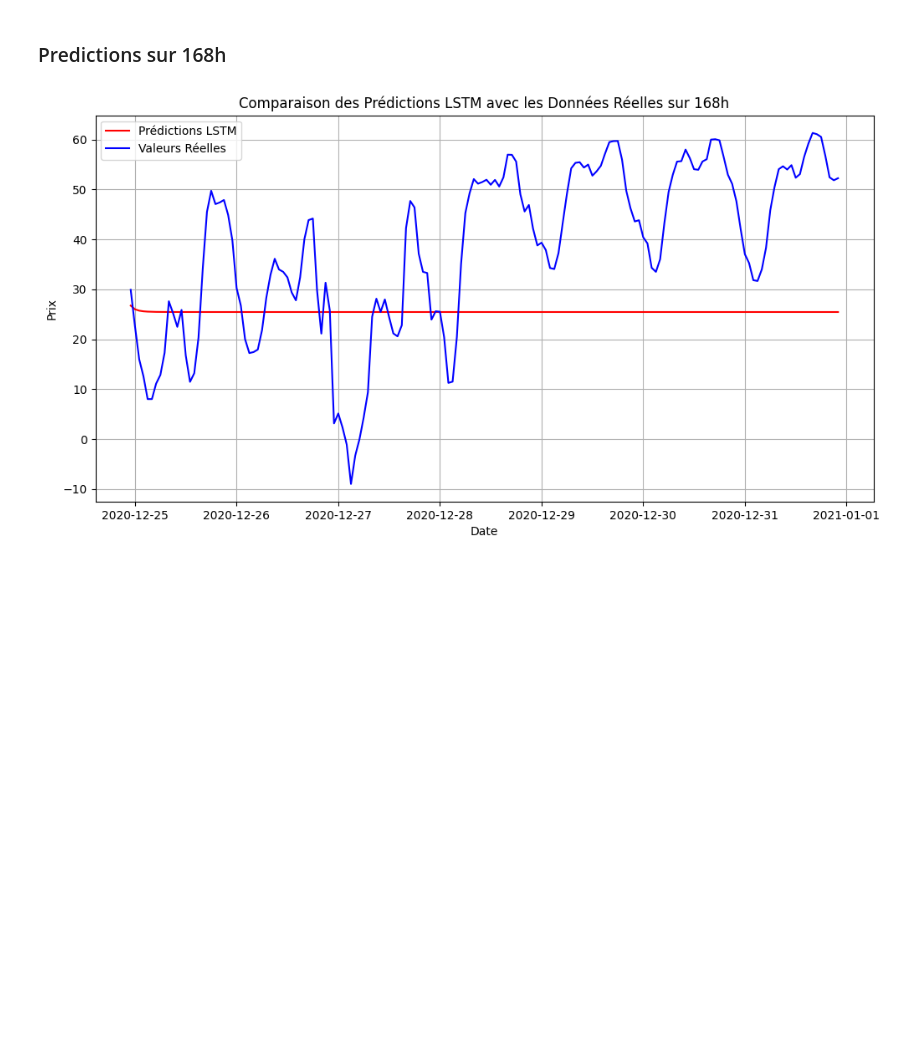
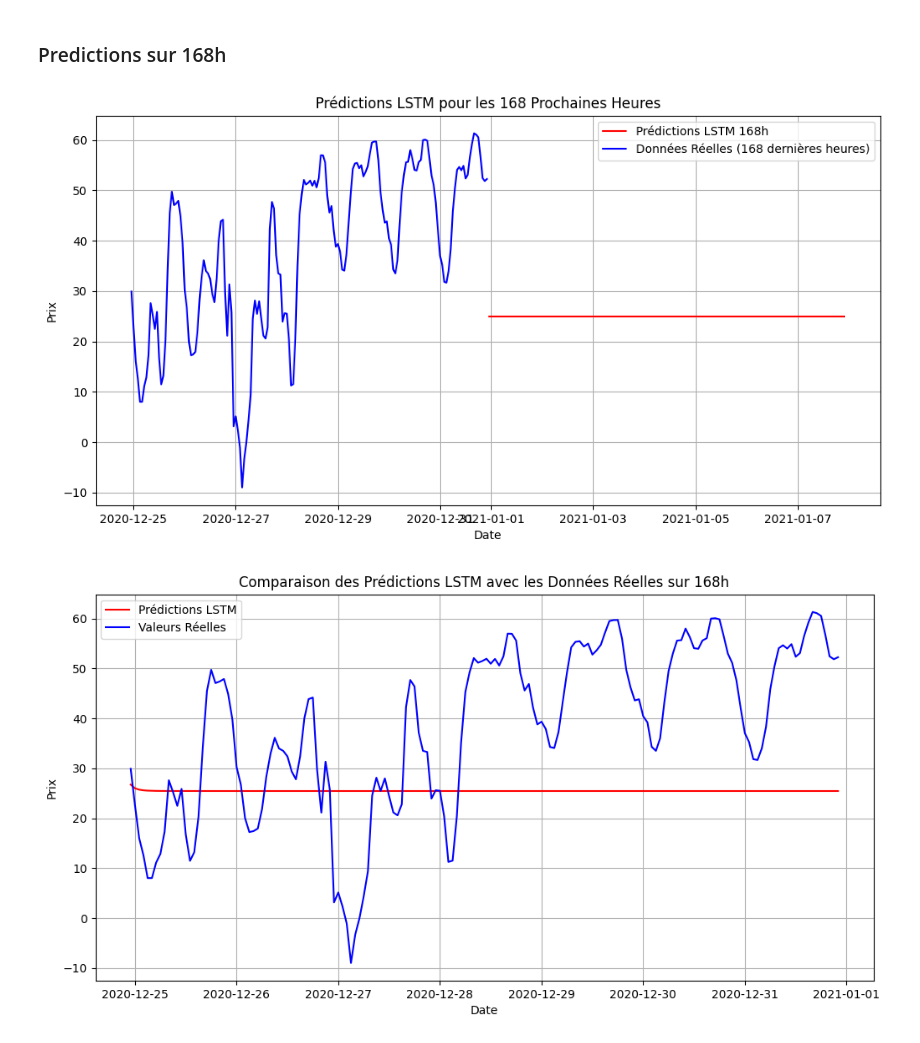
Before and after one commit to julian240502/AugmentForecast, a Jupyter notebook: LSTM_training.ipynb, the cells around one changed output. Cells and saved outputs as stored; diff of their text form; code cells hidden in the pictures; blank space fills up the shorter version.

```diff
--- a/LSTM_training.ipynb
+++ b/LSTM_training.ipynb
@@ -176,22 +180,51 @@ Aperçu de y_train : tensor([0.4319, 0.4077, 0.3910, 0.3754, 0.3687], device='cu
 Min y_train : 0.13104207813739777 Max y_train : 1.0
 # %% [markdown]
 ### Predictions sur 168h
-# %%
-# Dernière séquence pour générer des prédictions
-last_sequence = X_val[-1].unsqueeze(0).unsqueeze(-1).to(device)
-
-# Faire des prédictions pour 168 heures
-model.eval()
-future_predictions = []
-
-with torch.no_grad():
-    for _ in range(168):
-        prediction = model(last_sequence)
-        future_predictions.append(prediction.item())
-        last_sequence = torch.cat((last_sequence[:, 1:, :], prediction.unsqueeze(0).unsqueeze(-1)), dim=1)
-
-# Reconvertir à l'échelle d'origine
-future_predictions = scaler.inverse_transform(np.array(future_predictions).reshape(-1, 1))
+# %%
+# Dernière séquence pour générer des prédictions (prenez la dernière séquence de validation)
+last_sequence = X_val[-1].unsqueeze(0).to(device)  # Assurer (1, seq_len, input_size)
+
+# Faire des prédictions pour 168 heures
+model.eval()
+future_predictions = []
+
+with torch.no_grad():
+    for _ in range(168):  # Prédire les 168 prochaines heures
+        prediction = model(last_sequence)  # Sortie du modèle, forme (1, 1)
+        future_predictions.append(prediction.item())  # Ajouter la prédiction
+
+        # Ajuster les dimensions de la prédiction pour la concaténation
+        prediction = prediction.unsqueeze(-1)  # Transformer en (1, 1, 1)
+
+        # Mettre à jour la séquence avec la nouvelle prédiction
+        last_sequence = torch.cat((last_sequence[:, 1:, :], prediction), dim=1)
+
+# Reconvertir les prédictions à l'échelle d'origine
+future_predictions = scaler.inverse_transform(np.array(future_predictions).reshape(-1, 1))
+
+# Créer des dates pour les 168 prochaines heures
+import pandas as pd
+future_dates = pd.date_range(start=data.index[-1], periods=169, freq='H')[1:]  # Générer des dates
+
+# Afficher les résultats
+import matplotlib.pyplot as plt
+plt.figure(figsize=(12, 6))
+
+# Tracer les prédictions
+plt.plot(future_dates, future_predictions, label="Prédictions LSTM 168h", color='red')
+
+# Tracer les données réelles pour comparaison (si disponible)
+plt.plot(data.index[-168:], data['price'][-168:], label="Données Réelles (168 dernières heures)", color='blue')
+
+# Ajouter des détails au graphique
+plt.title("Prédictions LSTM pour les 168 Prochaines Heures")
+plt.xlabel("Date")
+plt.ylabel("Prix")
+plt.legend()
+plt.grid(True)
+plt.show()
+# %% [output]
+[figure, added]
 # %%
 import matplotlib.pyplot as plt
 import pandas as pd
```
Also changed, not shown: parts of 1 cell of this notebook, 2 other files.
